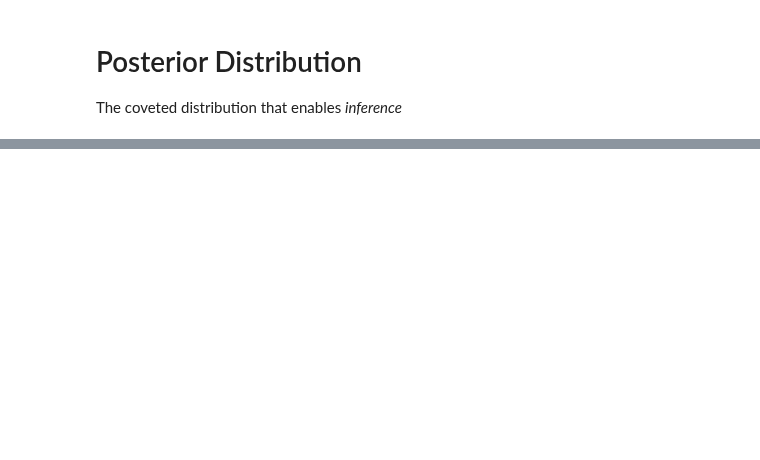
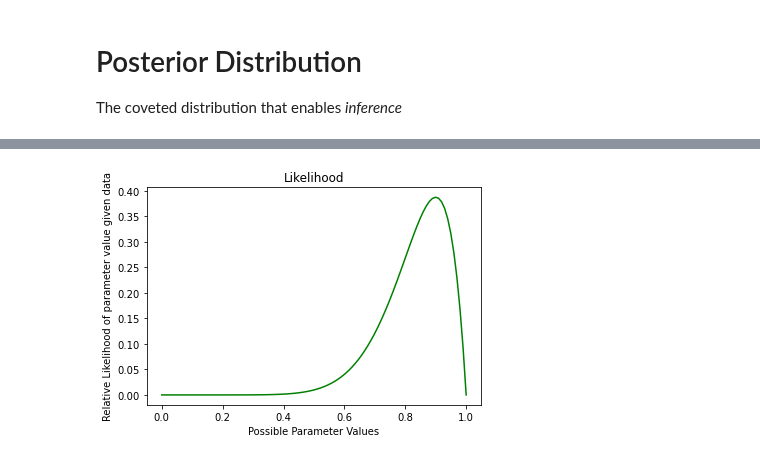
Before and after one commit to AlexAndorra/notebooks-experiments, a Jupyter notebook: lesson_bayes/Lesson_Bayes-Posterior.ipynb, the cells around one changed output, grey strips where cells are left out. Drawn from its saved outputs; the diff is of its cells as text; code cells hidden in the pictures; blank space fills up the shorter version.

```diff
--- a/lesson_bayes/Lesson_Bayes-Posterior.ipynb
+++ b/lesson_bayes/Lesson_Bayes-Posterior.ipynb
@@ -29,0 +53,12 @@ In simple cases obtaining the posterior is straightforward. Once you get
+# %%
+possible_p_values = np.linspace(0,1,100)
+likelihood = stats.binom(p=possible_p_values, n=obs.shape[0]).pmf(obs.sum())
+# %%
+fig, ax = plt.subplots()
+
+ax.plot(possible_p_values,likelihood, c="g")
+ax.set_title("Likelihood")
+ax.set_ylabel("Relative Likelihood of parameter value given data")
+ax.set_xlabel("Possible Parameter Values");
+# %% [output]
+[figure, added]
```
Also changed, not shown: parts of 19 cells of this notebook, 1 other file.
